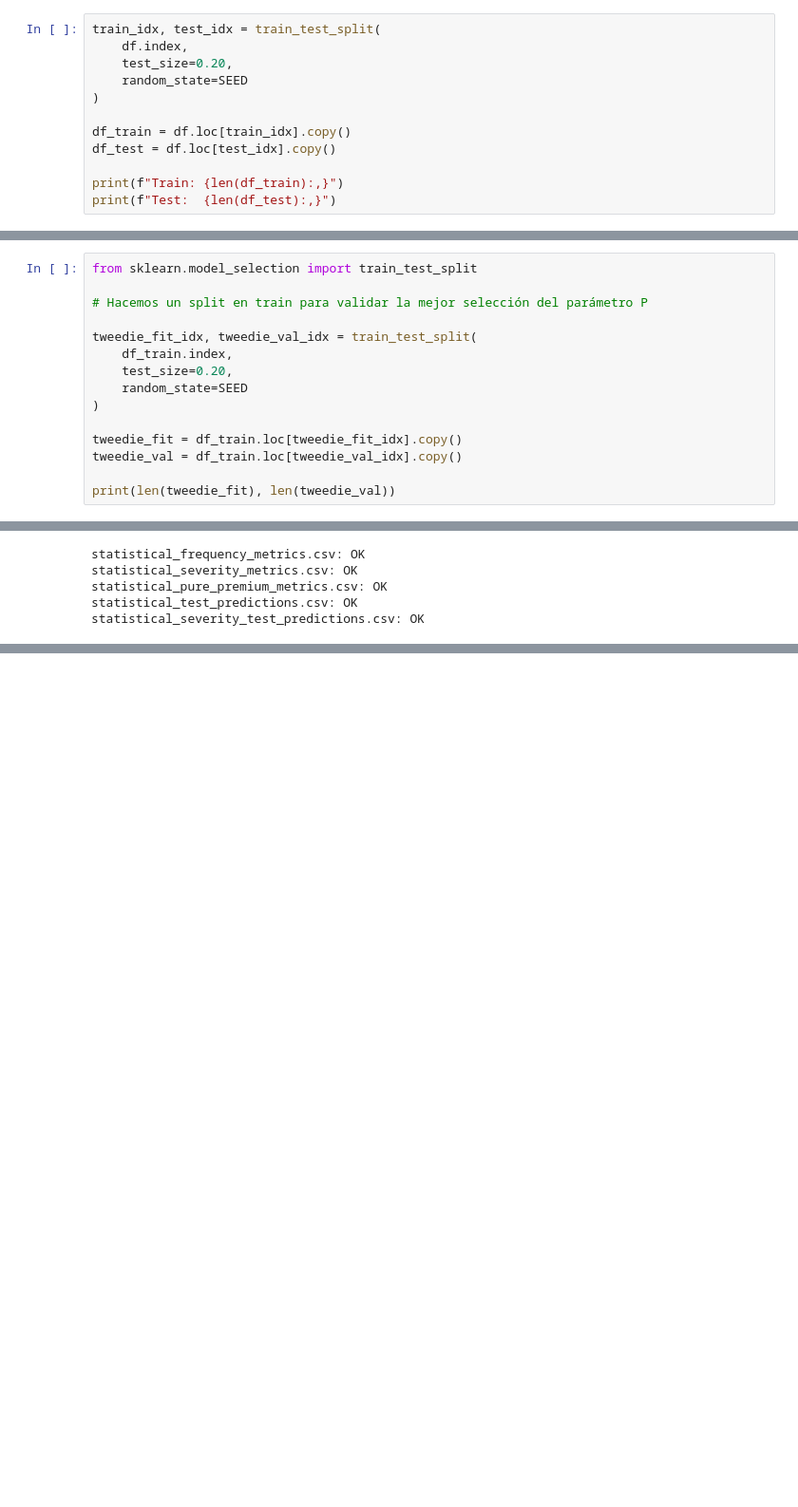
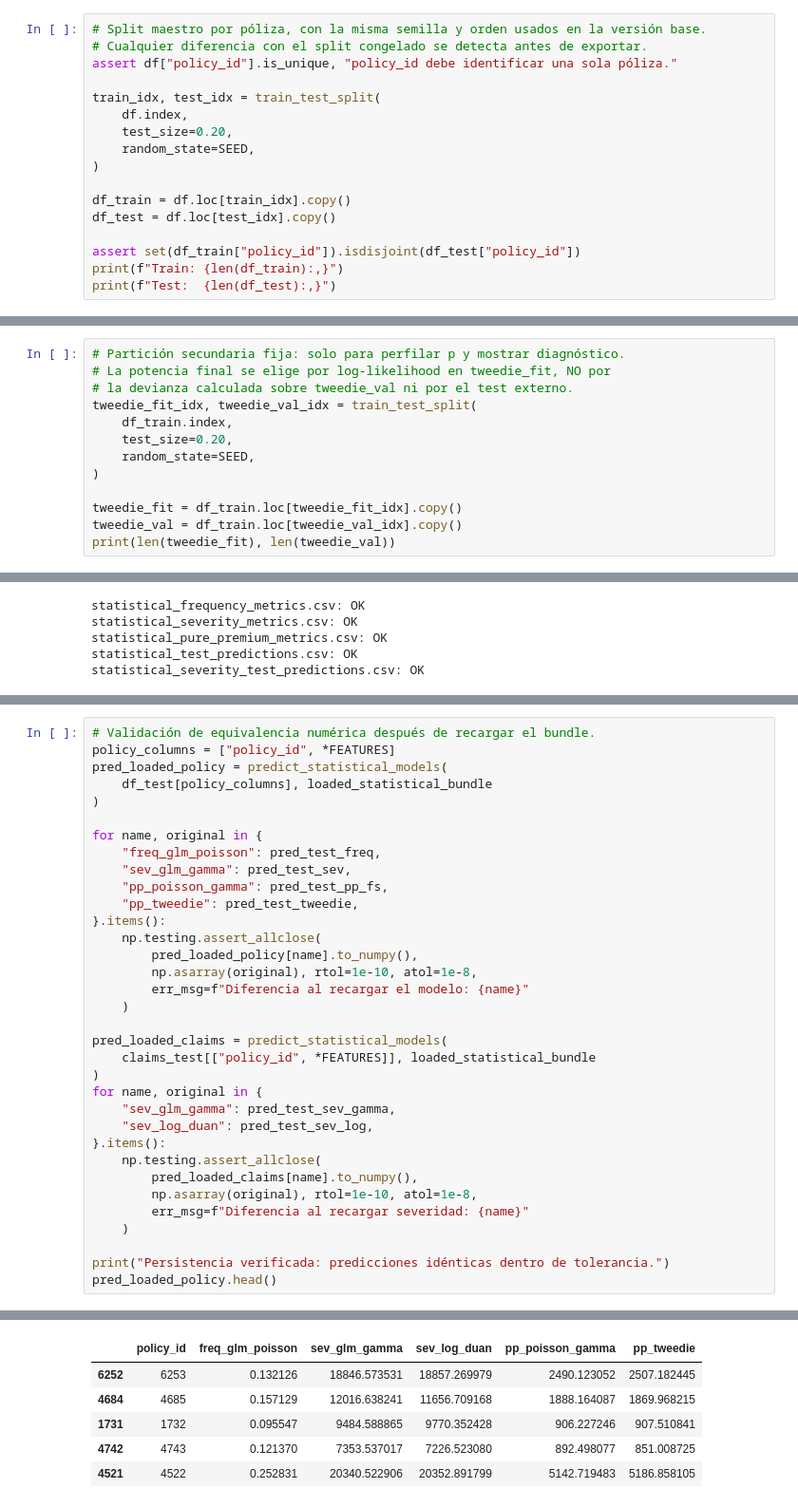
Before and after one commit to ActuarioDereckFuzz/Modelos_estadisticosvsMLvsDeep-Learning, a Jupyter notebook: notebooks/03_statistical_models.ipynb, the cells around one changed output, grey strips where cells are left out. Shown at 95% size. Cells and saved outputs as stored; diff of their text form; blank space fills up the shorter version.

Commit message:
Revisión Finalizamos parte 3 del proyecto

```diff
--- a/notebooks/03_statistical_models.ipynb
+++ b/notebooks/03_statistical_models.ipynb
@@ -130,15 +114,20 @@ assert not set(FEATURES) & set(ORACLE)
 # %% [markdown]
 ### 1.4 Train/Test split
 # %%
+# Split maestro por póliza, con la misma semilla y orden usados en la versión base.
+# Cualquier diferencia con el split congelado se detecta antes de exportar.
+assert df["policy_id"].is_unique, "policy_id debe identificar una sola póliza."
+
 train_idx, test_idx = train_test_split(
     df.index,
     test_size=0.20,
-    random_state=SEED
+    random_state=SEED,
 )
 
 df_train = df.loc[train_idx].copy()
 df_test = df.loc[test_idx].copy()
 
+assert set(df_train["policy_id"]).isdisjoint(df_test["policy_id"])
 print(f"Train: {len(df_train):,}")
 print(f"Test:  {len(df_test):,}")
 # %% [output]
@@ -3203,17 +3081,15 @@ log-likelihood.
 # %%
-from sklearn.model_selection import train_test_split
-
-# Hacemos un split en train para validar la mejor selección del parámetro P
-
+# Partición secundaria fija: solo para perfilar p y mostrar diagnóstico.
+# La potencia final se elige por log-likelihood en tweedie_fit, NO por
+# la devianza calculada sobre tweedie_val ni por el test externo.
 tweedie_fit_idx, tweedie_val_idx = train_test_split(
     df_train.index,
     test_size=0.20,
-    random_state=SEED
+    random_state=SEED,
 )
 
 tweedie_fit = df_train.loc[tweedie_fit_idx].copy()
 tweedie_val = df_train.loc[tweedie_val_idx].copy()
-
 print(len(tweedie_fit), len(tweedie_val))
 # %% [output]
 6400 1600
@@ -4040,0 +4003,35 @@ statistical_severity_test_predictions.csv: OK
+# %%
+# Validación de equivalencia numérica después de recargar el bundle.
+policy_columns = ["policy_id", *FEATURES]
+pred_loaded_policy = predict_statistical_models(
+    df_test[policy_columns], loaded_statistical_bundle
+)
+
+for name, original in {
+    "freq_glm_poisson": pred_test_freq,
+    "sev_glm_gamma": pred_test_sev,
+    "pp_poisson_gamma": pred_test_pp_fs,
+    "pp_tweedie": pred_test_tweedie,
+}.items():
+    np.testing.assert_allclose(
+        pred_loaded_policy[name].to_numpy(),
+        np.asarray(original), rtol=1e-10, atol=1e-8,
+        err_msg=f"Diferencia al recargar el modelo: {name}"
+    )
+
+pred_loaded_claims = predict_statistical_models(
+    claims_test[["policy_id", *FEATURES]], loaded_statistical_bundle
+)
+for name, original in {
+    "sev_glm_gamma": pred_test_sev_gamma,
+    "sev_log_duan": pred_test_sev_log,
+}.items():
+    np.testing.assert_allclose(
+        pred_loaded_claims[name].to_numpy(),
+        np.asarray(original), rtol=1e-10, atol=1e-8,
+        err_msg=f"Diferencia al recargar severidad: {name}"
+    )
+
+print("Persistencia verificada: predicciones idénticas dentro de tolerancia.")
+pred_loaded_policy.head()
+# %% [output]
@@ -4040,0 +4039,6 @@ statistical_severity_test_predictions.csv: OK
+|  | policy_id | freq_glm_poisson | sev_glm_gamma | sev_log_duan | pp_poisson_gamma | pp_tweedie |
+| 6252 | 6253 | 0.132126 | 18846.573531 | 18857.269979 | 2490.123052 | 2507.182445 |
+| 4684 | 4685 | 0.157129 | 12016.638241 | 11656.709168 | 1888.164087 | 1869.968215 |
+| 1731 | 1732 | 0.095547 | 9484.588865 | 9770.352428 | 906.227246 | 907.510841 |
+| 4742 | 4743 | 0.121370 | 7353.537017 | 7226.523080 | 892.498077 | 851.008725 |
+| 4521 | 4522 | 0.252831 | 20340.522906 | 20352.891799 | 5142.719483 | 5186.858105 |
```
Also changed, not shown: parts of 41 cells of this notebook, 2 other files.
